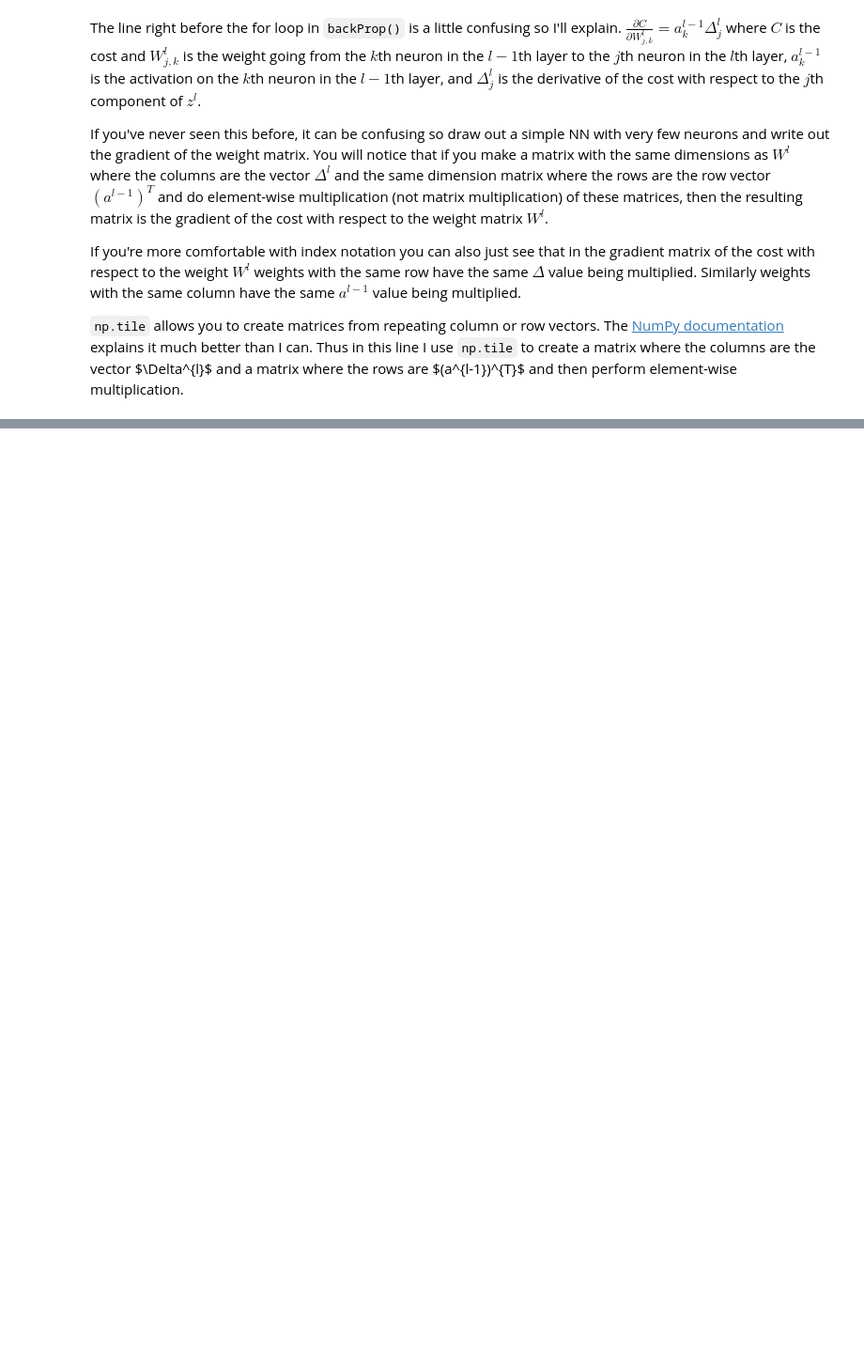
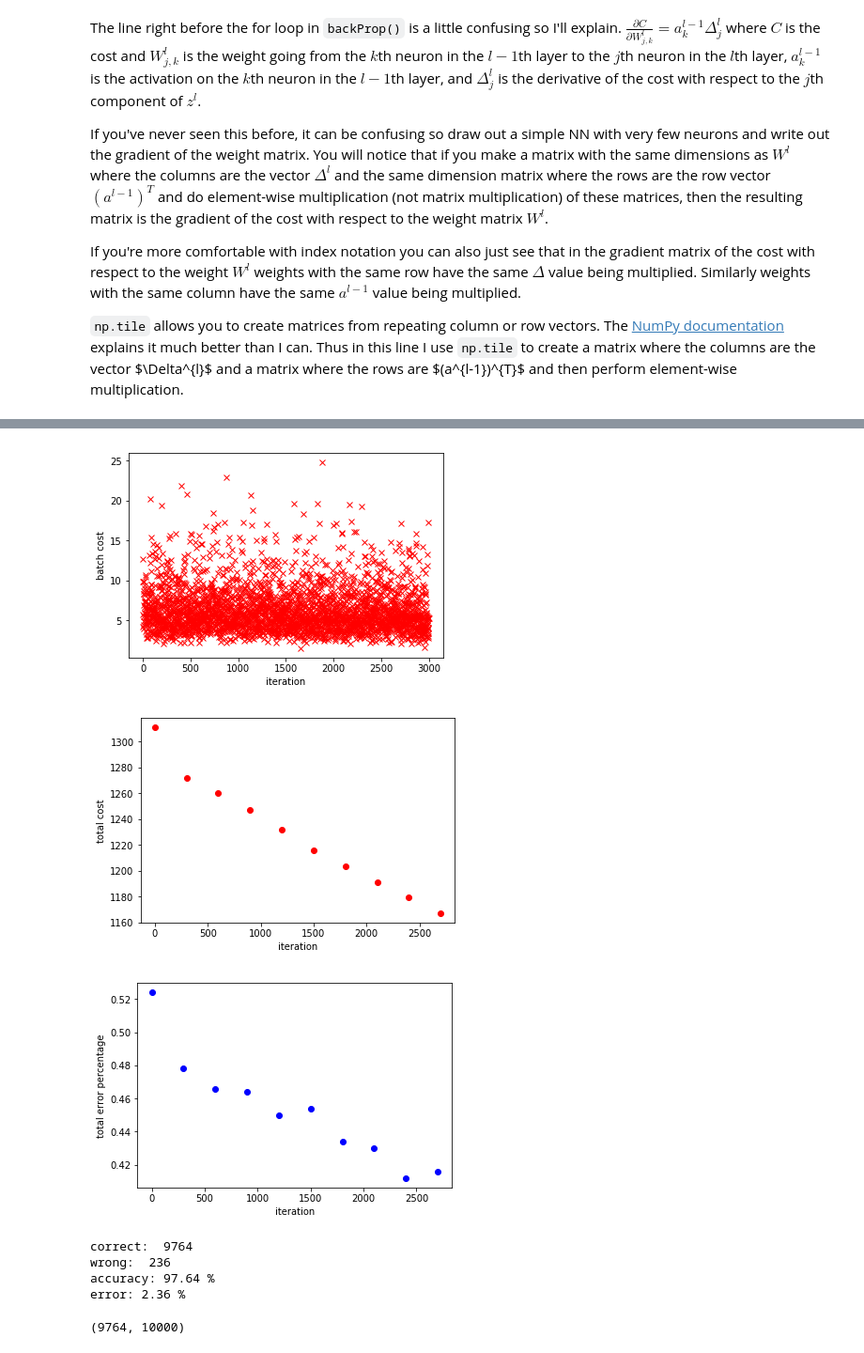
Before and after one commit to nflu/MNIST, a Jupyter notebook: Neural_Network.ipynb, the cells around one changed output, grey strips where cells are left out. Shown at 94% size. Drawn from its saved outputs; the diff is of its cells as text; code cells hidden in the pictures; blank space fills up the shorter version.

```diff
--- a/Neural_Network.ipynb
+++ b/Neural_Network.ipynb
@@ -369,0 +430,5 @@ deepModel.validation(valid_set)
+# %%
+wb, trainData = deepModel.stochasticGradientDescent(train_set, 259, 3000, 0.0105, suppressPrint = True, costInterval = 300)
+trainingGraph(trainData)
+deepModel.validation(valid_set)
+# %% [output]
@@ -369,0 +436,8 @@ deepModel.validation(valid_set)
+[figure, added]
+[figure, added]
+[figure, added]
+correct:  9764
+wrong:  236
+accuracy: 97.64 %
+error: 2.36 %
+(9764, 10000)
```
Also changed, not shown: parts of 29 cells of this notebook.
